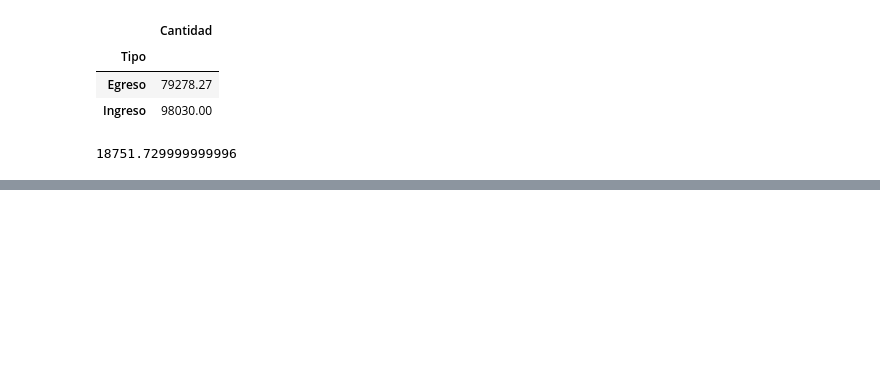
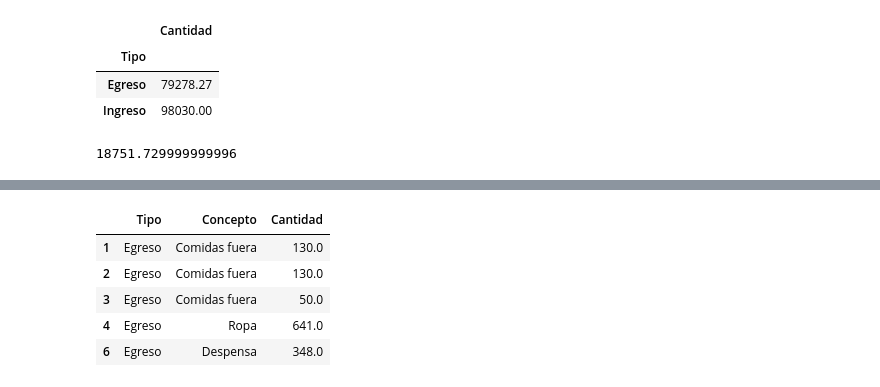
Before and after one commit to EdgarZar18/FINANZAS_PERSONALES_CP, a Jupyter notebook: Codigo/draframes_limpieza.ipynb, the cells around one changed output, grey strips where cells are left out. Cells and saved outputs as stored; diff of their text form; code cells hidden in the pictures; blank space fills up the shorter version.

```diff
--- a/Codigo/draframes_limpieza.ipynb
+++ b/Codigo/draframes_limpieza.ipynb
@@ -196,0 +229,11 @@ remanente
+# %%
+egreso_df = new_df.loc[new_df['Tipo'] == 'Egreso']
+
+egreso_df.head()
+# %% [output]
+|  | Tipo | Concepto | Cantidad |
+| 1 | Egreso | Comidas fuera | 130.0 |
+| 2 | Egreso | Comidas fuera | 130.0 |
+| 3 | Egreso | Comidas fuera | 50.0 |
+| 4 | Egreso | Ropa | 641.0 |
+| 6 | Egreso | Despensa | 348.0 |
```
Also changed, not shown: parts of 4 cells of this notebook.
